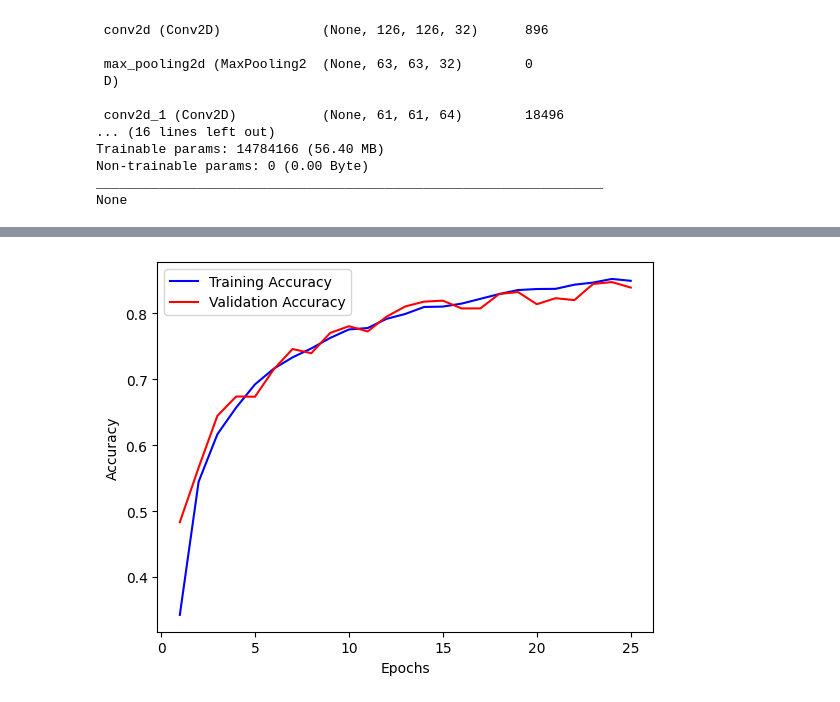
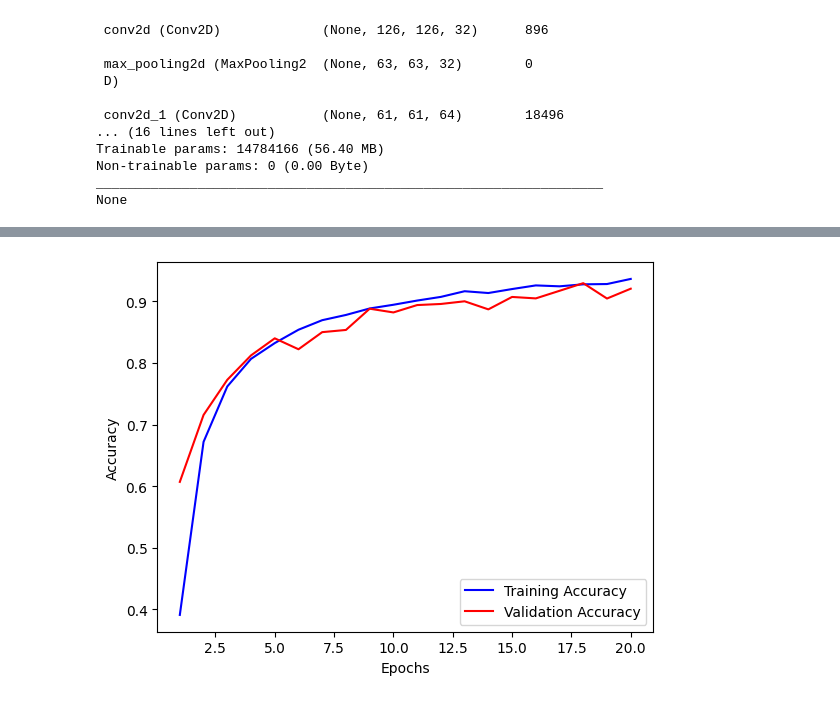
Before and after one commit to SiyiGit/github_actions, a Jupyter notebook: CNN_model_06022024.ipynb, the cells around one changed output, grey strips where cells are left out. Saved outputs shown, nothing was run; the diff lists cells and outputs as text; code cells hidden in the pictures.

```diff
--- a/CNN_model_06022024.ipynb
+++ b/CNN_model_06022024.ipynb
@@ -171,6 +172,6 @@ None
 # %%
 training_history = cnn_model.fit(train_data,
                                  validation_data= val_data,
-                                 epochs = 25,
+                                 epochs = 20,
                                  batch_size = 100)
 # %% [output]
@@ -187,24 +203,24 @@ val_loss = training_history.history['val_loss']
 # %%
 plt.xlabel('Epochs')
 plt.ylabel('Accuracy')
 
 
-plt.plot(np.arange(1 , 26, 1),
+plt.plot(np.arange(1 , 21, 1),
          train_acc,
          label = 'Training Accuracy',
          color = 'blue')
 
 
-plt.plot(np.arange(1 , 26, 1),
+plt.plot(np.arange(1 , 21, 1),
          val_acc,
          label = 'Validation Accuracy',
          color = 'red')
 
 plt.legend()
 
 plt.show()
 # %% [output]
-[figure, old version]
+[figure, new version]
 # %%
 test_pred = cnn_model.predict(test_data)
 
```
Also changed, not shown: parts of 12 cells of this notebook.
